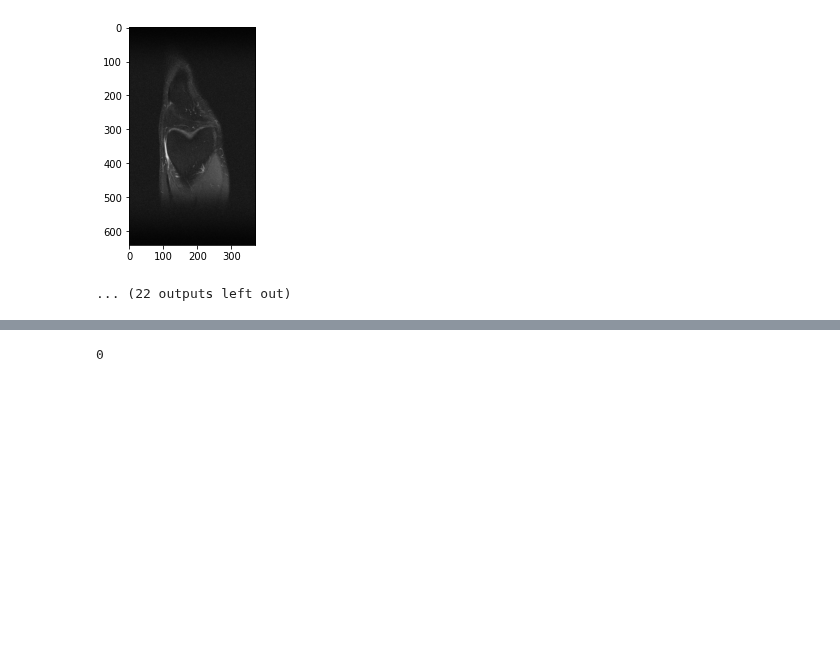
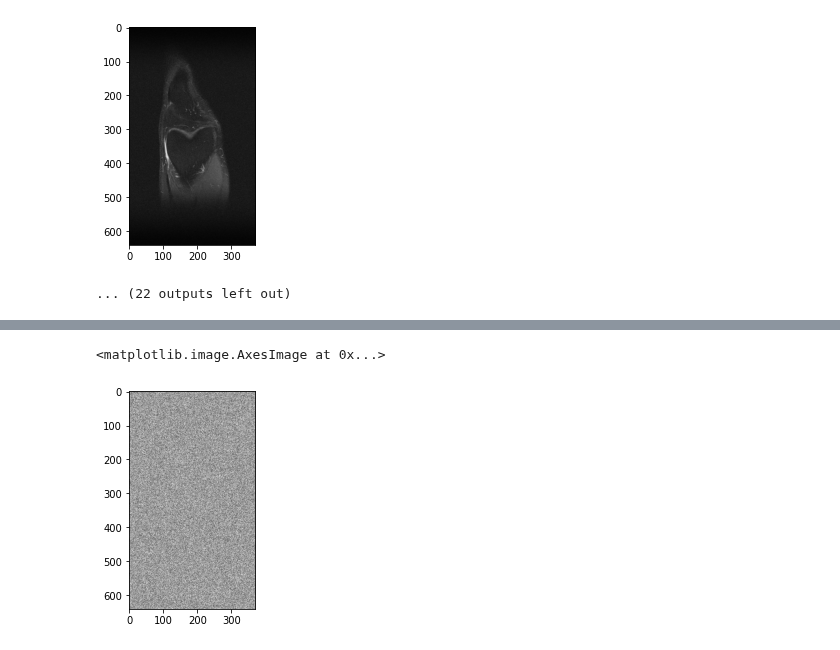
Before and after one commit to davevanveen/unsup_mri, a Jupyter notebook: ipynb/20210105_akshay_favor_fmri_data_conversion.ipynb, the cells around one changed output, grey strips where cells are left out. Drawn from its saved outputs; the diff is of its cells as text; code cells hidden in the pictures; blank space fills up the shorter version.

```diff
--- a/ipynb/20210105_akshay_favor_fmri_data_conversion.ipynb
+++ b/ipynb/20210105_akshay_favor_fmri_data_conversion.ipynb
@@ -111,5 +151,5 @@ Setting pixel data...
 # %%
-ff = pydicom.read_file('out.dcm', force=True)
+ff = pydicom.read_file('dcm_for_akshay/out.dcm', force=True)
 img_o =  ff.pixel_array
 
 img.shape, img_o.shape
@@ -121,4 +158,5 @@ img.shape, img_o.shape
-# %%
-np.max(np.abs(np.array(img) - img_o))
-# %% [output]
-0
+# %%
+plt.imshow(img_o, cmap='gray')
+# %% [output]
+<matplotlib.image.AxesImage at 0x...>
+[figure, added]
```
Also changed, not shown: parts of 9 cells of this notebook, 3 other files.
